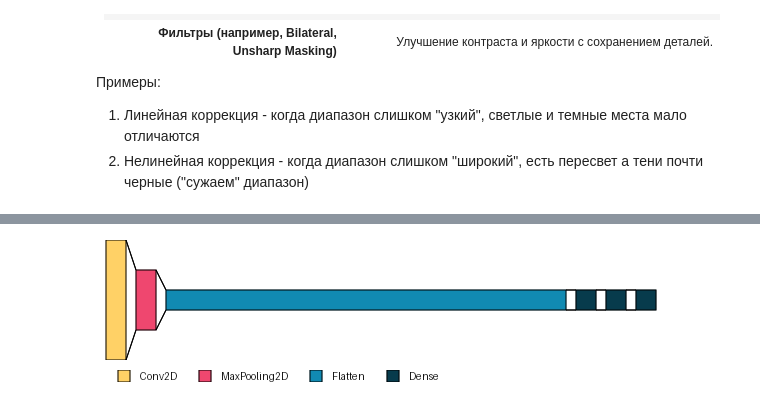
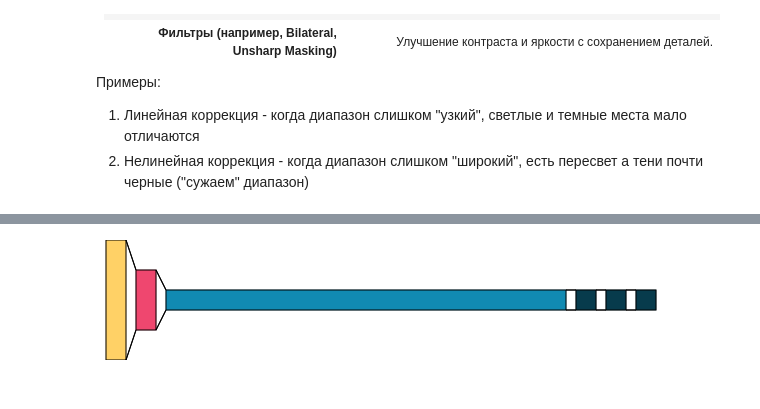
Before and after one commit to xxxNezox/MO-RI, a Jupyter notebook: ответы/b_2.ipynb, the cells around one changed output, grey strips where cells are left out. Saved outputs shown, nothing was run; the diff lists cells and outputs as text; code cells hidden in the pictures.

```diff
--- a/ответы/b_2.ipynb
+++ b/ответы/b_2.ipynb
@@ -83,6 +83,6 @@ Test Accuracy: 0.6147
 # %%
 import visualkeras
 
-visualkeras.layered_view(model, legend=True, draw_volume=False)
+visualkeras.layered_view(model, draw_volume=False)
 # %% [output]
-[figure, old version]
+[figure, new version]
```
Also changed, not shown: parts of 1 cell of this notebook, 13 other files.
